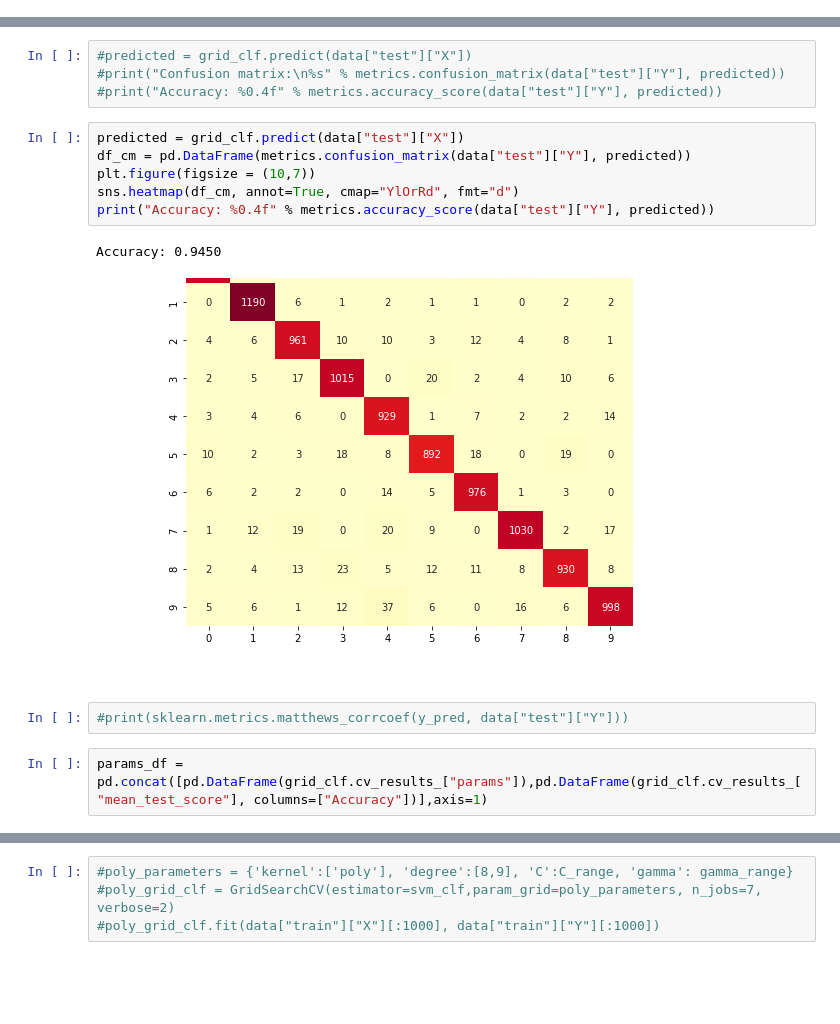
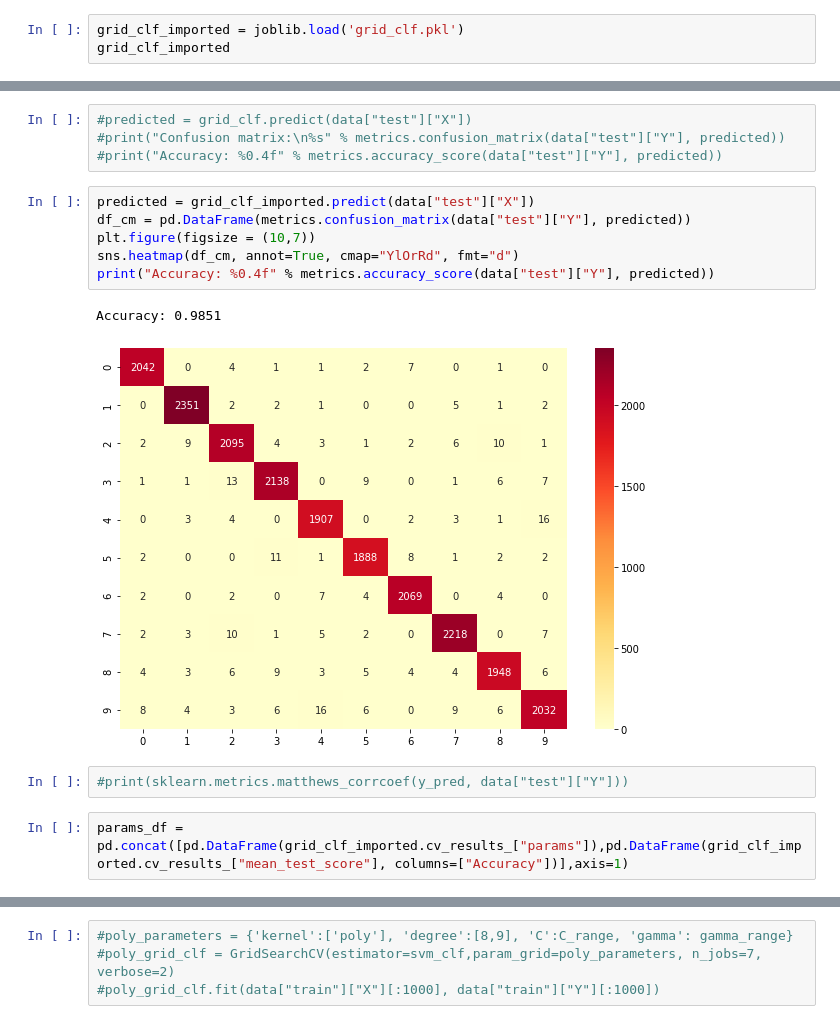
Before and after one commit to matteobolner/AML_Basic, a Jupyter notebook: AML.ipynb, the cells around one changed output, grey strips where cells are left out. Cells and saved outputs as stored; diff of their text form; blank space fills up the shorter version.

Commit message:
Trained several models with gridsearch best parameters

```diff
--- a/AML.ipynb
+++ b/AML.ipynb
@@ -152,0 +140,3 @@ Best parameters:
+# %%
+grid_clf_imported = joblib.load('grid_clf.pkl')
+grid_clf_imported
@@ -182,18 +179,18 @@ All test scores:
 #print("Confusion matrix:\n%s" % metrics.confusion_matrix(data["test"]["Y"], predicted))
 #print("Accuracy: %0.4f" % metrics.accuracy_score(data["test"]["Y"], predicted))
 # %%
-predicted = grid_clf.predict(data["test"]["X"])
+predicted = grid_clf_imported.predict(data["test"]["X"])
 df_cm = pd.DataFrame(metrics.confusion_matrix(data["test"]["Y"], predicted))
 plt.figure(figsize = (10,7))
 sns.heatmap(df_cm, annot=True, cmap="YlOrRd", fmt="d")
 print("Accuracy: %0.4f" % metrics.accuracy_score(data["test"]["Y"], predicted))
 # %% [output]
-Accuracy: 0.9450
+Accuracy: 0.9851
-[figure, old version]
+[figure, new version]
 # %%
 #print(sklearn.metrics.matthews_corrcoef(y_pred, data["test"]["Y"]))
 # %%
-params_df = pd.concat([pd.DataFrame(grid_clf.cv_results_["params"]),pd.DataFrame(grid_clf.cv_results_["mean_test_score"], columns=["Accuracy"])],axis=1)
+params_df = pd.concat([pd.DataFrame(grid_clf_imported.cv_results_["params"]),pd.DataFrame(grid_clf_imported.cv_results_["mean_test_score"], columns=["Accuracy"])],axis=1)
 # %%
 params_df
 # %% [output]
```
Also changed, not shown: parts of 18 cells of this notebook.
